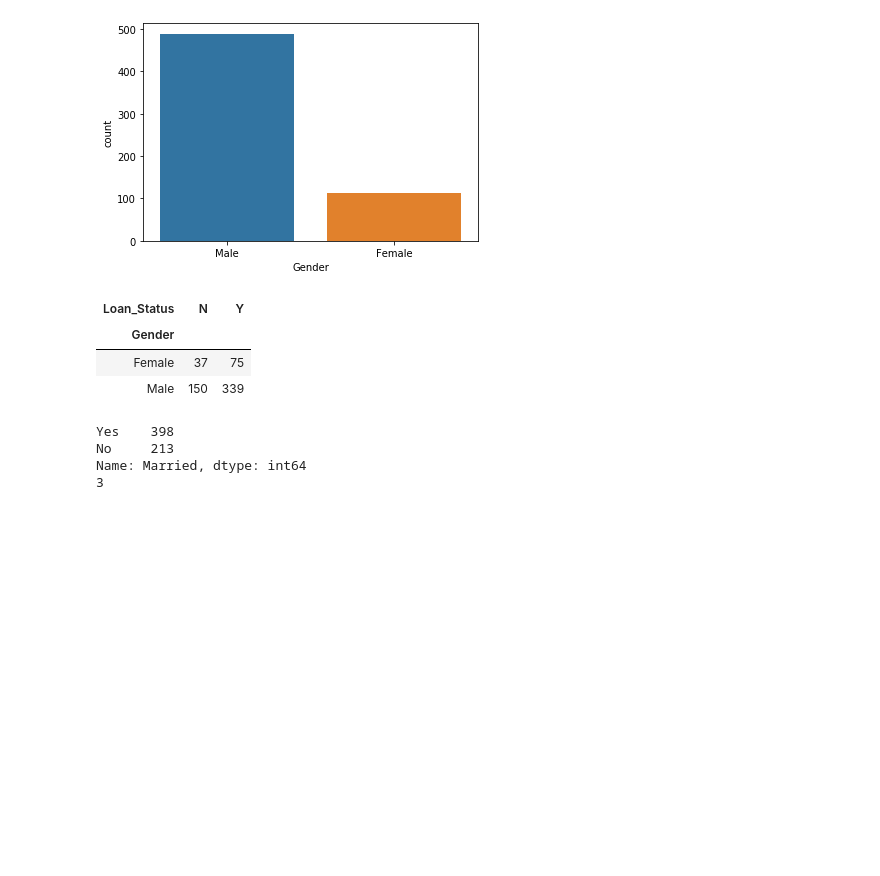
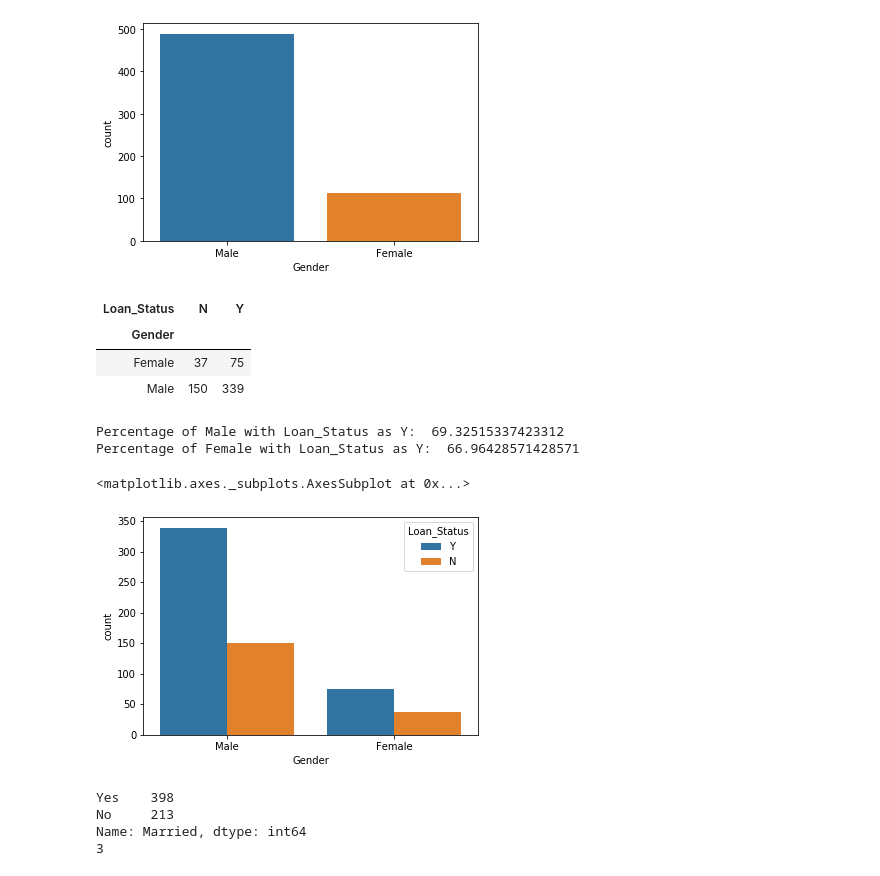
Before and after one commit to Ngrover24198/Data_Analysis_Projects, a Jupyter notebook: Loan_Prediction/Loan_Prediction.ipynb, the cells around one changed output. Saved outputs shown, nothing was run; the diff lists cells and outputs as text; code cells hidden in the pictures; blank space fills up the shorter version.

Commit message:
Loan_Prediction Solution 1 added

```diff
--- a/Loan_Prediction/Loan_Prediction.ipynb
+++ b/Loan_Prediction/Loan_Prediction.ipynb
@@ -140,6 +160,20 @@ pd.crosstab(df["Gender"],df["Loan_Status"])
 | Gender |  |  |
 | Female | 37 | 75 |
 | Male | 150 | 339 |
+# %%
+# still we'll find out the percentage
+new = pd.crosstab(df["Gender"],df["Loan_Status"])
+print("Percentage of Male with Loan_Status as Y: ",(new['Y']['Male'])/(new['Y']['Male']+new['N']['Male']) *100)
+print("Percentage of Female with Loan_Status as Y: ",(new['Y']['Female'])/(new['Y']['Female']+new['N']['Female']) *100)
+# %% [output]
+Percentage of Male with Loan_Status as Y:  69.32515337423312
+Percentage of Female with Loan_Status as Y:  66.96428571428571
+# %%
+# let's check it with a countplot again as well in reference to the loan_status column
+sns.countplot(df['Gender'],hue=df['Loan_Status'])
+# %% [output]
+<matplotlib.axes._subplots.AxesSubplot at 0x...>
+[figure, added]
 # %%
 # Married column
 print(df["Married"].value_counts())
```
Also changed, not shown: parts of 64 cells of this notebook, 3 other files.
